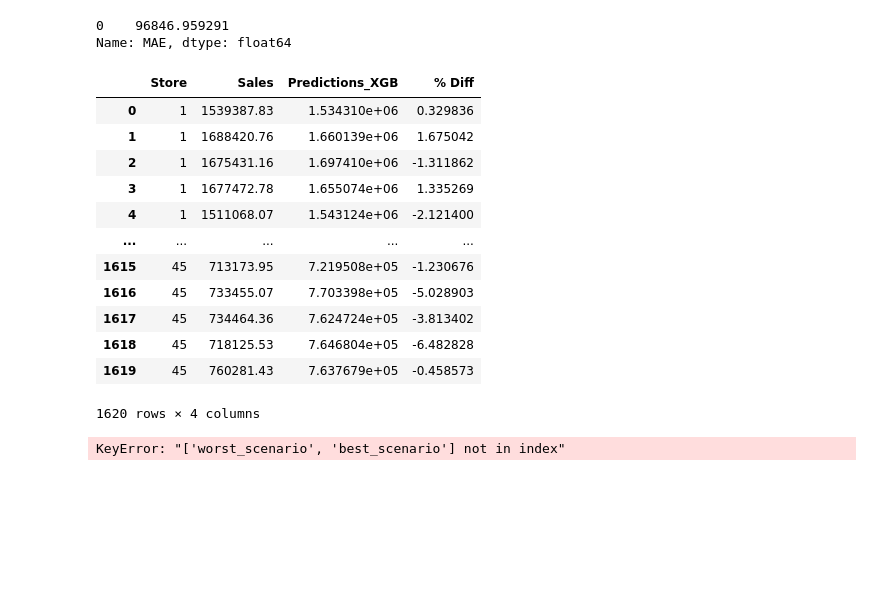
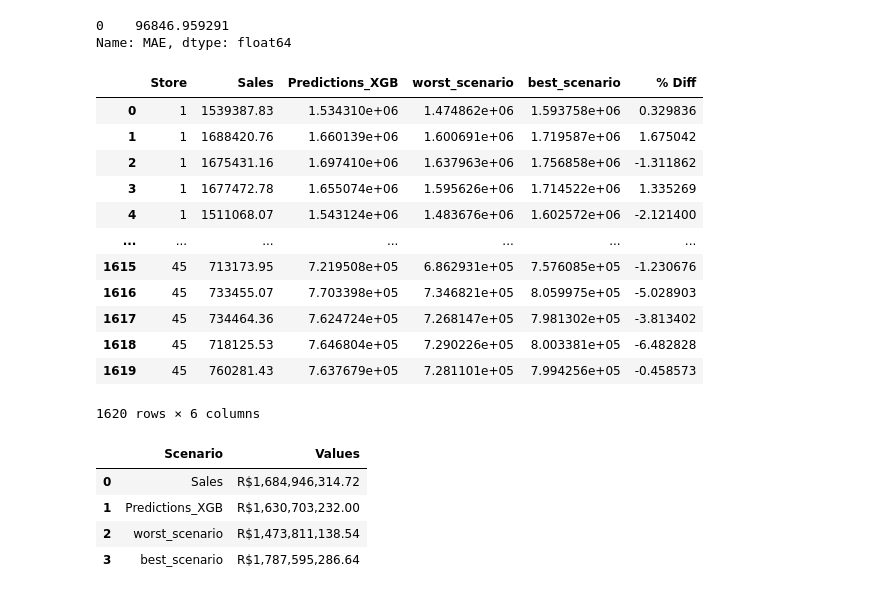
Before and after one commit to pedroesoares/Walmart-Sales, a Jupyter notebook: Walmart_sales.ipynb, the cells around one changed output. Drawn from its saved outputs; the diff is of its cells as text; code cells hidden in the pictures; blank space fills up the shorter version.

```diff
--- a/Walmart_sales.ipynb
+++ b/Walmart_sales.ipynb
@@ -535,25 +535,29 @@ df3['worst_scenario'] = df3['Predictions_XGB'] - df3['MAE']
 df3['best_scenario'] = df3['Predictions_XGB'] + df3['MAE']
 # %%
 df3['% Diff'] = ((df3['Sales'] - df3['Predictions_XGB'])/df3['Sales'])*100
-df3 = df3.drop(columns=['MAE','MAPE','worst_scenario','best_scenario'])
+df3 = df3.drop(columns=['MAE','MAPE'])
 df3
 # %% [output]
-|  | Store | Sales | Predictions_XGB | % Diff |
-| 0 | 1 | 1539387.83 | 1.534310e+06 | 0.329836 |
-| 1 | 1 | 1688420.76 | 1.660139e+06 | 1.675042 |
-| 2 | 1 | 1675431.16 | 1.697410e+06 | -1.311862 |
-| 3 | 1 | 1677472.78 | 1.655074e+06 | 1.335269 |
-| 4 | 1 | 1511068.07 | 1.543124e+06 | -2.121400 |
-| ... | ... | ... | ... | ... |
-| 1615 | 45 | 713173.95 | 7.219508e+05 | -1.230676 |
-| 1616 | 45 | 733455.07 | 7.703398e+05 | -5.028903 |
-| 1617 | 45 | 734464.36 | 7.624724e+05 | -3.813402 |
-| 1618 | 45 | 718125.53 | 7.646804e+05 | -6.482828 |
-| 1619 | 45 | 760281.43 | 7.637679e+05 | -0.458573 |
+|  | Store | Sales | Predictions_XGB | worst_scenario | best_scenario | % Diff |
+| 0 | 1 | 1539387.83 | 1.534310e+06 | 1.474862e+06 | 1.593758e+06 | 0.329836 |
+| 1 | 1 | 1688420.76 | 1.660139e+06 | 1.600691e+06 | 1.719587e+06 | 1.675042 |
+| 2 | 1 | 1675431.16 | 1.697410e+06 | 1.637963e+06 | 1.756858e+06 | -1.311862 |
+| 3 | 1 | 1677472.78 | 1.655074e+06 | 1.595626e+06 | 1.714522e+06 | 1.335269 |
+| 4 | 1 | 1511068.07 | 1.543124e+06 | 1.483676e+06 | 1.602572e+06 | -2.121400 |
+| ... | ... | ... | ... | ... | ... | ... |
+| 1615 | 45 | 713173.95 | 7.219508e+05 | 6.862931e+05 | 7.576085e+05 | -1.230676 |
+| 1616 | 45 | 733455.07 | 7.703398e+05 | 7.346821e+05 | 8.059975e+05 | -5.028903 |
+| 1617 | 45 | 734464.36 | 7.624724e+05 | 7.268147e+05 | 7.981302e+05 | -3.813402 |
+| 1618 | 45 | 718125.53 | 7.646804e+05 | 7.290226e+05 | 8.003381e+05 | -6.482828 |
+| 1619 | 45 | 760281.43 | 7.637679e+05 | 7.281101e+05 | 7.994256e+05 | -0.458573 |
-1620 rows × 4 columns
+1620 rows × 6 columns
 # %%
 df4 = df3[['Sales','Predictions_XGB','worst_scenario', 'best_scenario']].apply(lambda x: np.sum(x), axis=0).reset_index().rename(columns= {'index': 'Scenario', 0: 'Values'})
 df4['Values'] = df4['Values'].map('R${:,.2f}'.format)
 df4
 # %% [output]
-KeyError: "['worst_scenario', 'best_scenario'] not in index"
+|  | Scenario | Values |
+| 0 | Sales | R$1,684,946,314.72 |
+| 1 | Predictions_XGB | R$1,630,703,232.00 |
+| 2 | worst_scenario | R$1,473,811,138.54 |
+| 3 | best_scenario | R$1,787,595,286.64 |
```
Also changed, not shown: parts of 8 cells of this notebook.
